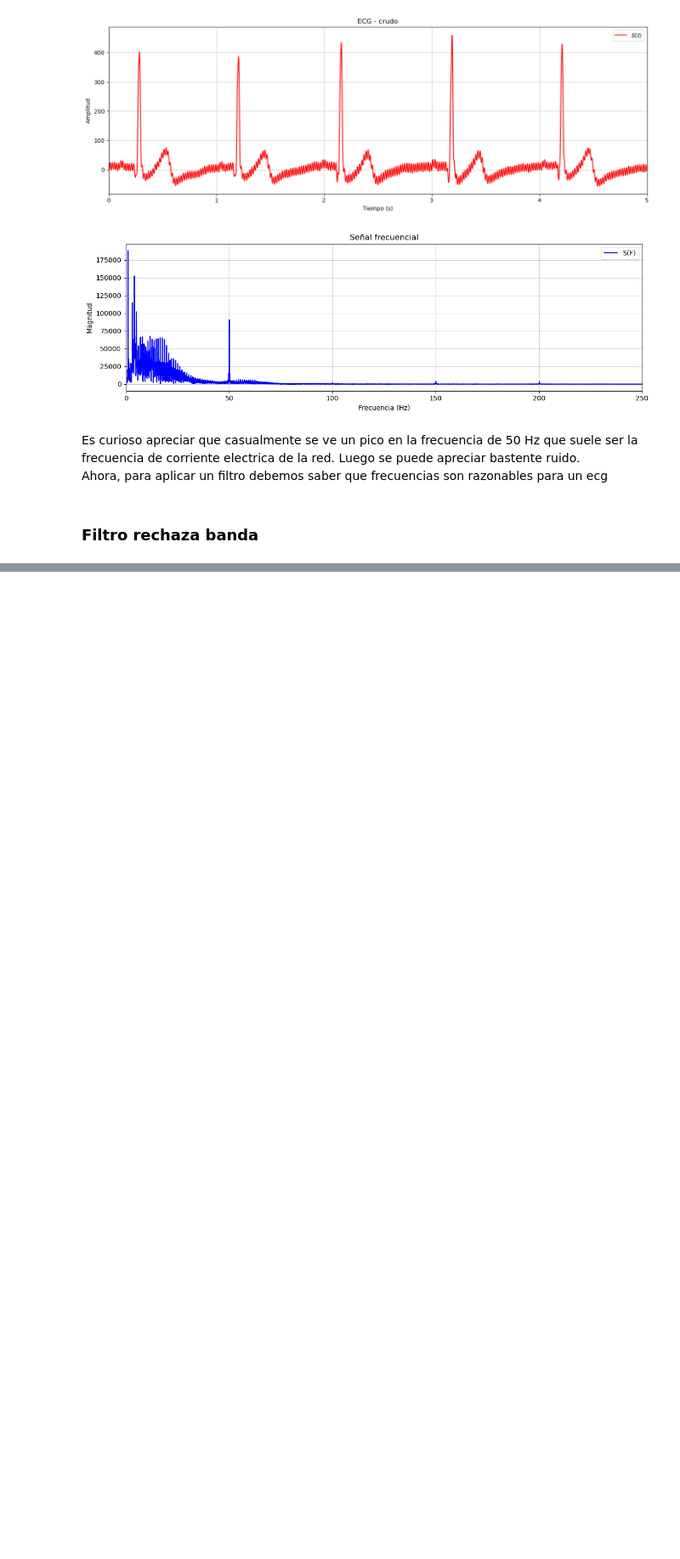
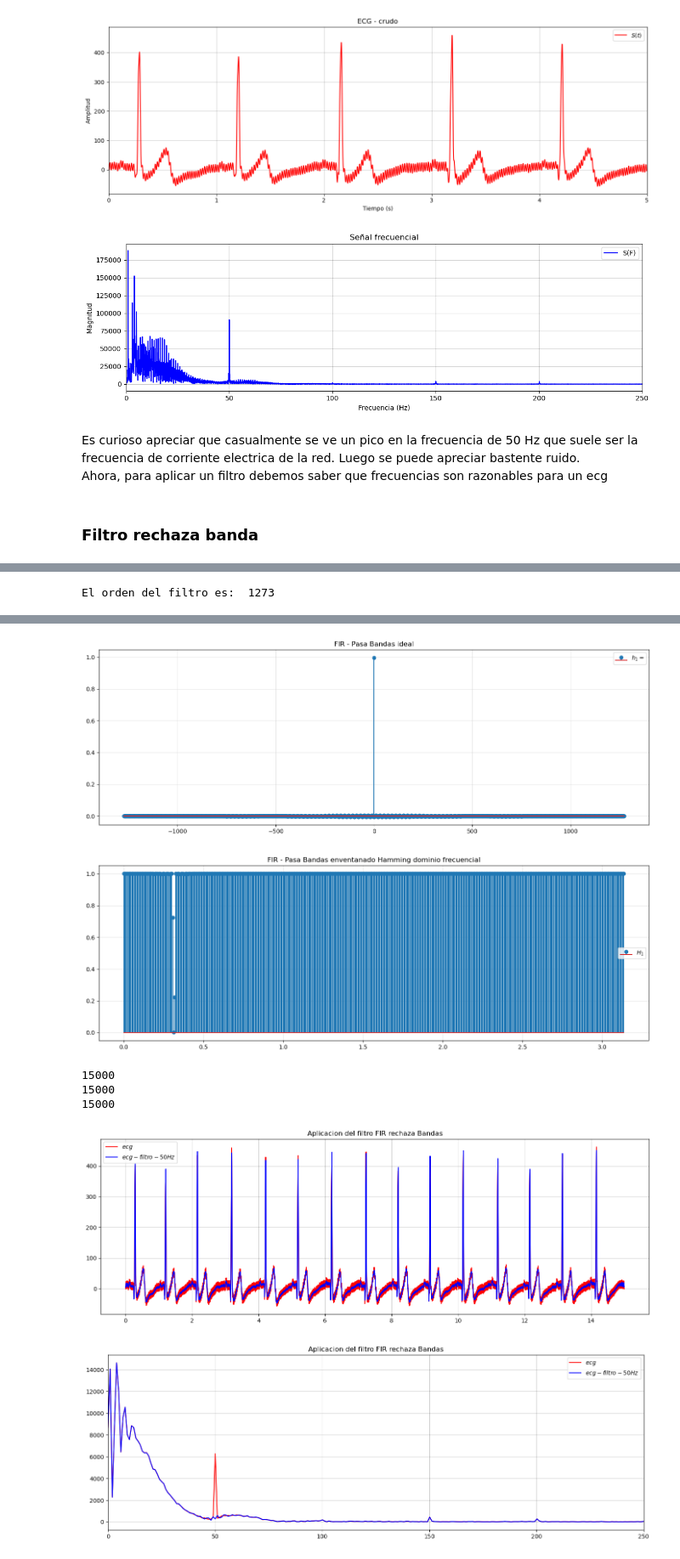
Before and after one commit to alex20022000/Procesamiento_de_seniales_ECG, a Jupyter notebook: ECG.ipynb, the cells around one changed output, grey strips where cells are left out. Shown at 85% size. Drawn from its saved outputs; the diff is of its cells as text; code cells hidden in the pictures; blank space fills up the shorter version.

Commit message:
filtro como funcion

```diff
--- a/ECG.ipynb
+++ b/ECG.ipynb
@@ -323,0 +270,46 @@ Se cumple con el delta de rizado de la banda de paso y de atenuación
+# %%
+# Especificaciones del filtro
+d1 = 0.01       # Diferencial de rizado
+d2 = 0.01
+fc1 = 49        # Frecuencia de corte 1
+fc2 = 51        # Frecuencia de corte 2
+fs = fs         # Frecuencia de muestreo
+BW = 0.5        # Ancho de banda de transición
+AdB = 0         # Atenuación en dB
+NFFT = 1000
+
+x, y, X, Y = Rechaza_banda(ecg,d1,d2,fc1,fc2,fs,BW,AdB,NFFT)
+
+# señal en el tiempo
+print(len(x))
+print(len(y))
+
+#x = len(x)/fs
+#y = len(y)/fs
+
+t = np.linspace(0, len(x)/fs, len(x))
+print(len(t))
+
+freq = np.linspace(0, fs, NFFT)
+
+plt.figure(figsize = (14,5))
+plt.title("Aplicacion del filtro FIR rechaza Bandas")
+plt.plot(t,x, color = 'red', label = '$ecg$')
+plt.plot(t,y, color = 'blue', label = '$ecg-filtro-50Hz$')
+#plt.xlim(0, int(len(ecg)/6))
+plt.grid(color = "black", alpha = 0.2)
+plt.tight_layout()
+plt.legend()
+plt.show()
+
+plt.figure(figsize = (14,5))
+plt.title("Aplicacion del filtro FIR rechaza Bandas")
+plt.plot(freq,abs(X),  color = 'red', label = '$ecg$')
+plt.plot(freq,abs(Y), color = 'blue', label = '$ecg-filtro-50Hz$')
+plt.xlim(0, fs/4)
+plt.grid(color = "black", alpha = 0.2)
+plt.tight_layout()
+plt.legend()
+plt.show()
+# %% [output]
+El orden del filtro es:  1273
@@ -323,0 +319,7 @@ Se cumple con el delta de rizado de la banda de paso y de atenuación
+[figure, added]
+[figure, added]
+15000
+15000
+15000
+[figure, added]
+[figure, added]
```
Also changed, not shown: parts of 2 cells of this notebook.
